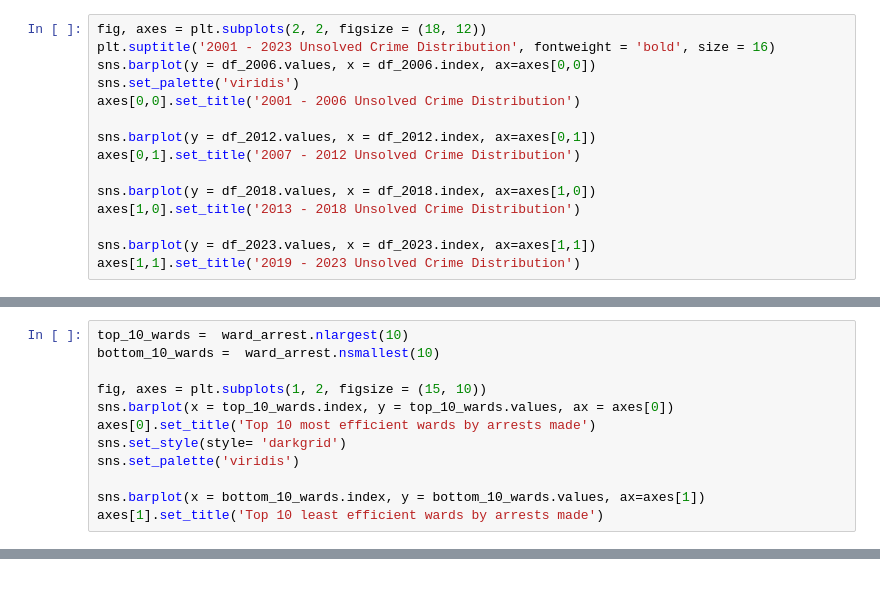
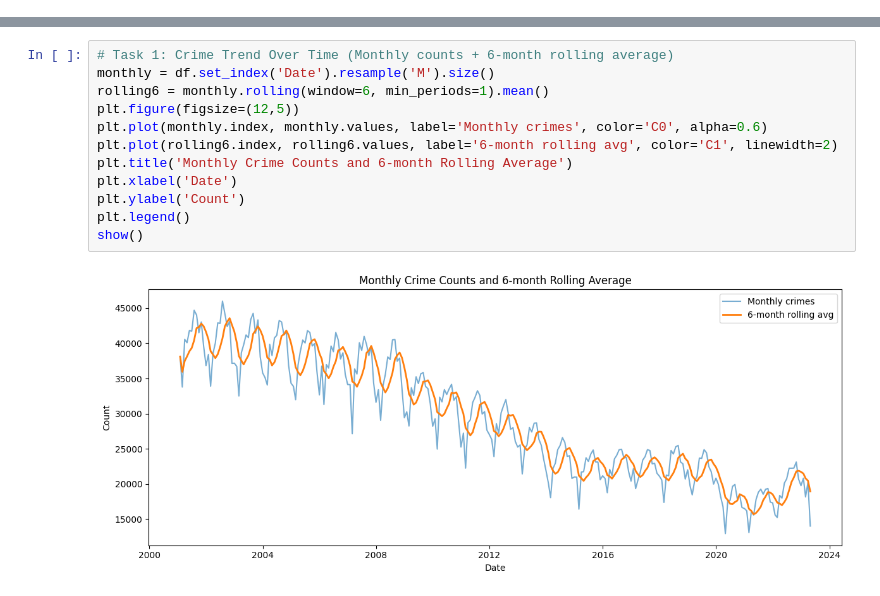
Before and after one commit to seyistry/ai-engineer, a Jupyter notebook: Tasks/Task_19/Task_19_to_crime_work.ipynb, the cells around one changed output, grey strips where cells are left out. Drawn from its saved outputs; the diff is of its cells as text.

```diff
--- a/Tasks/Task_19/Task_19_to_crime_work.ipynb
+++ b/Tasks/Task_19/Task_19_to_crime_work.ipynb
@@ -388,15 +0,0 @@ df_2023 = df_unsolved[(df_unsolved['Year'] == 2019) | (df_unsolved['Year'] == 20
-# %%
-fig, axes = plt.subplots(2, 2, figsize = (18, 12))
-plt.suptitle('2001 - 2023 Unsolved Crime Distribution', fontweight = 'bold', size = 16)
-sns.barplot(y = df_2006.values, x = df_2006.index, ax=axes[0,0])
-sns.set_palette('viridis')
-axes[0,0].set_title('2001 - 2006 Unsolved Crime Distribution')
-
-sns.barplot(y = df_2012.values, x = df_2012.index, ax=axes[0,1])
-axes[0,1].set_title('2007 - 2012 Unsolved Crime Distribution')
-
-sns.barplot(y = df_2018.values, x = df_2018.index, ax=axes[1,0])
-axes[1,0].set_title('2013 - 2018 Unsolved Crime Distribution')
-
-sns.barplot(y = df_2023.values, x = df_2023.index, ax=axes[1,1])
-axes[1,1].set_title('2019 - 2023 Unsolved Crime Distribution')
@@ -429,12 +0,0 @@ ward_arrest = df_solved['Ward'].value_counts()
-# %%
-top_10_wards =  ward_arrest.nlargest(10)
-bottom_10_wards =  ward_arrest.nsmallest(10)
-
-fig, axes = plt.subplots(1, 2, figsize = (15, 10))
-sns.barplot(x = top_10_wards.index, y = top_10_wards.values, ax = axes[0])
-axes[0].set_title('Top 10 most efficient wards by arrests made')
-sns.set_style(style= 'darkgrid')
-sns.set_palette('viridis')
-
-sns.barplot(x = bottom_10_wards.index, y = bottom_10_wards.values, ax=axes[1])
-axes[1].set_title('Top 10 least efficient wards by arrests made')
@@ -485,0 +42,14 @@ From the the visualisation above, we observe that number of arrests correlates p
+# %%
+# Task 1: Crime Trend Over Time (Monthly counts + 6-month rolling average)
+monthly = df.set_index('Date').resample('M').size()
+rolling6 = monthly.rolling(window=6, min_periods=1).mean()
+plt.figure(figsize=(12,5))
+plt.plot(monthly.index, monthly.values, label='Monthly crimes', color='C0', alpha=0.6)
+plt.plot(rolling6.index, rolling6.values, label='6-month rolling avg', color='C1', linewidth=2)
+plt.title('Monthly Crime Counts and 6-month Rolling Average')
+plt.xlabel('Date')
+plt.ylabel('Count')
+plt.legend()
+show()
+# %% [output]
+[figure, added]
```
Also changed, not shown: parts of 70 cells of this notebook, 1 other file.
